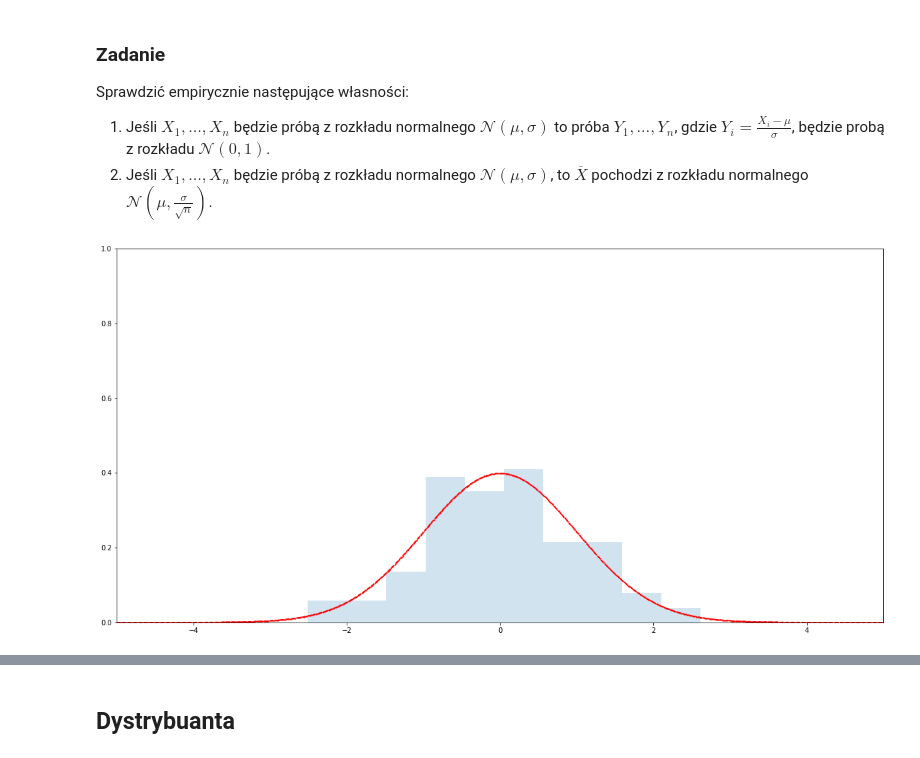
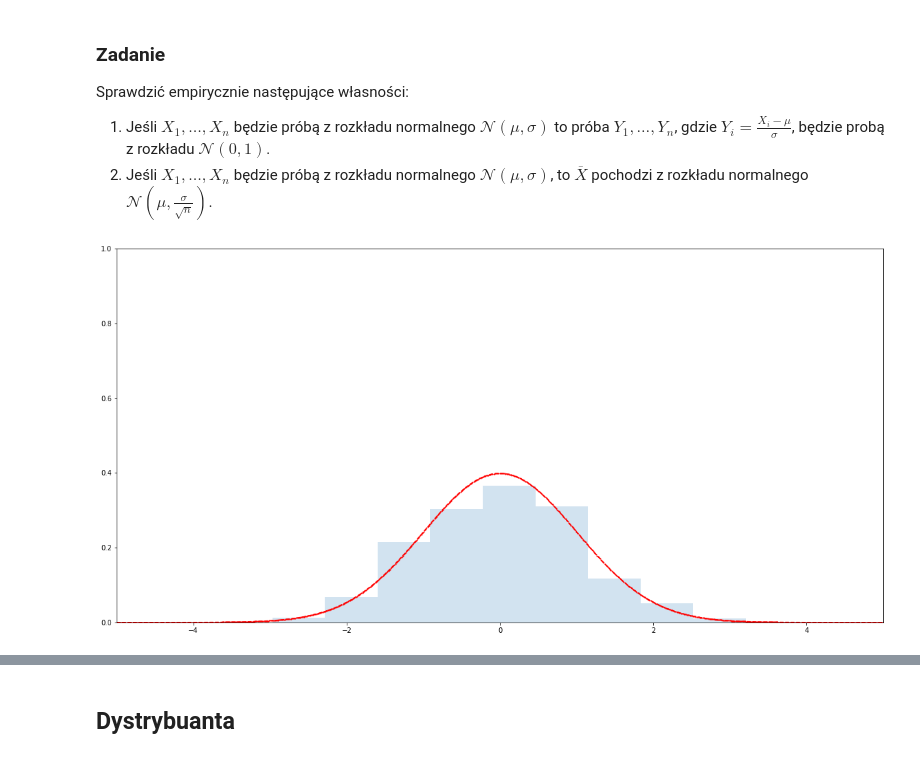
Before and after one commit to mdabrowski-phd/ds250223_stat, a Jupyter notebook: 02_rachunek_prawdopodobienstwa/05_rozklad_normalny.ipynb, the cells around one changed output, grey strips where cells are left out. Drawn from its saved outputs; the diff is of its cells as text; code cells hidden in the pictures.

```diff
--- a/02_rachunek_prawdopodobienstwa/05_rozklad_normalny.ipynb
+++ b/02_rachunek_prawdopodobienstwa/05_rozklad_normalny.ipynb
@@ -132,23 +138,23 @@ Sprawdzić empirycznie następujące własności:
 # %%
 # Zad 1
 
-n = 100
+n = 1000
 mu, sigma = 2, 5
 norm = stats.norm(loc=mu, scale=sigma)
 X = norm.rvs(size=n)
 Y = (X - mu) / sigma
 
 fig, ax = plt.subplots(1, 1, figsize=(20, 10))
 ax.set_xlim([-5, 5])
 ax.set_ylim([0, 1])
 x_value = np.linspace(-5, 5, 1000)
 
 norm01 = stats.norm(loc=0, scale=1)
 plt.hist(Y, histtype='stepfilled', alpha=0.2, density=True)
 plt.plot(x_value, norm01.pdf(x_value), 'ro--', ms=1)
 plt.show()
 # %% [output]
-[figure, old version]
+[figure, new version]
 # %%
 # Zad 2
 
```
Also changed, not shown: parts of 12 cells of this notebook.
